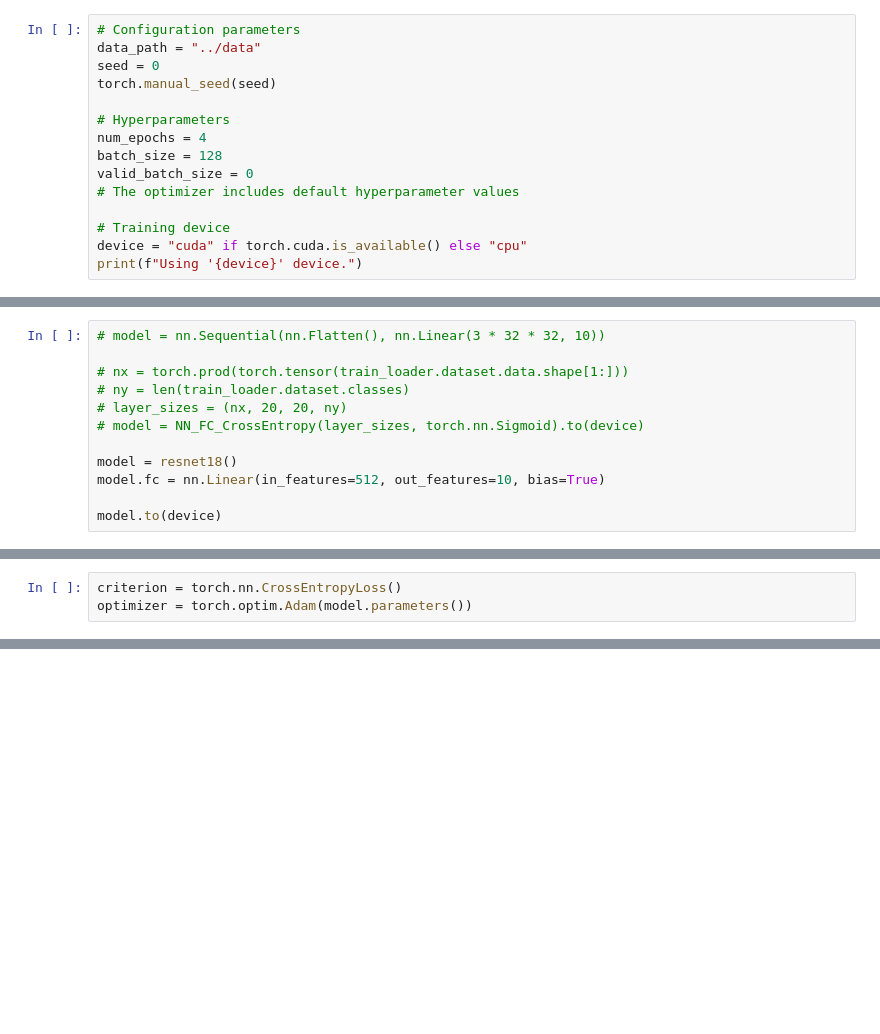
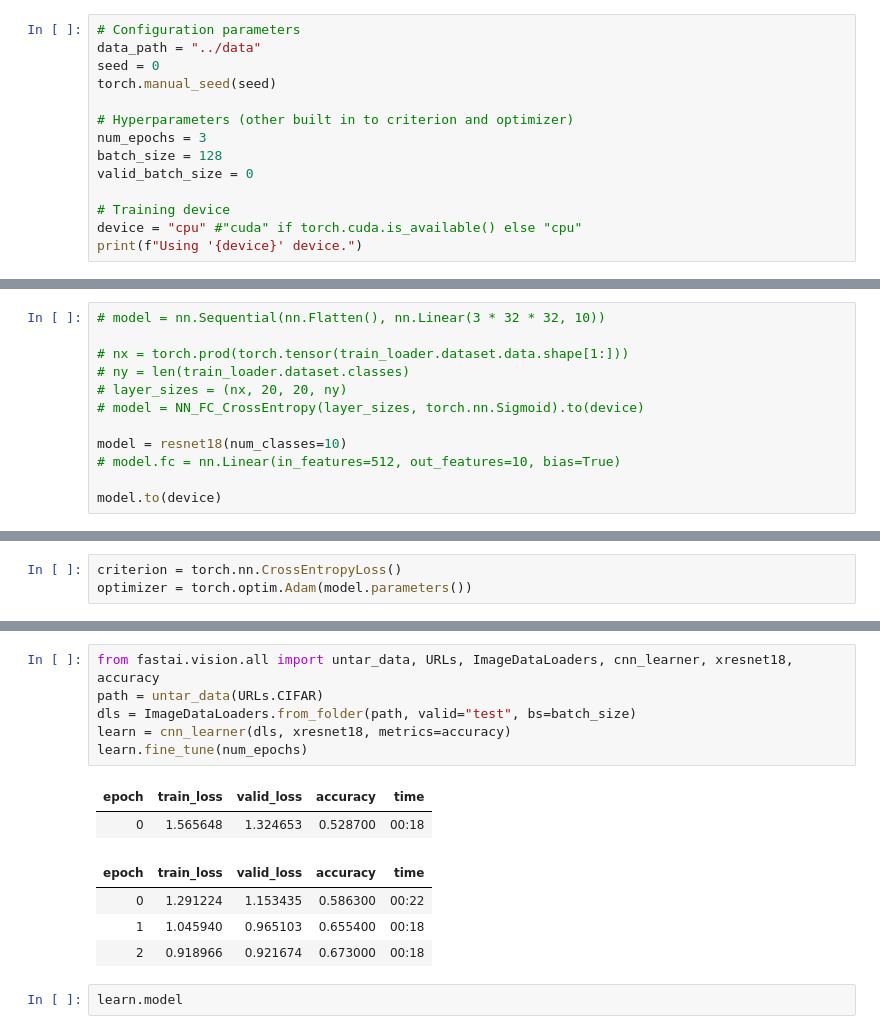
Before and after one commit to anthonyjclark/cs152fa21, a Jupyter notebook: lectures/l21-convolutional-neural-networks.ipynb, the cells around one changed output, grey strips where cells are left out. Saved outputs shown, nothing was run; the diff lists cells and outputs as text; blank space fills up the shorter version.

```diff
--- a/lectures/l21-convolutional-neural-networks.ipynb
+++ b/lectures/l21-convolutional-neural-networks.ipynb
@@ -23,13 +23,12 @@ data_path = "../data"
 seed = 0
 torch.manual_seed(seed)
 
-# Hyperparameters
-num_epochs = 4
+# Hyperparameters (other built in to criterion and optimizer)
+num_epochs = 3
 batch_size = 128
 valid_batch_size = 0
-# The optimizer includes default hyperparameter values
 
 # Training device
-device = "cuda" if torch.cuda.is_available() else "cpu"
+device = "cpu" #"cuda" if torch.cuda.is_available() else "cpu"
 print(f"Using '{device}' device.")
 # %% [output]
@@ -106,8 +102,8 @@ tensor(3072)
 # layer_sizes = (nx, 20, 20, ny)
 # model = NN_FC_CrossEntropy(layer_sizes, torch.nn.Sigmoid).to(device)
 
-model = resnet18()
-model.fc = nn.Linear(in_features=512, out_features=10, bias=True)
+model = resnet18(num_classes=10)
+# model.fc = nn.Linear(in_features=512, out_features=10, bias=True)
 
 model.to(device)
 # %% [output]
@@ -195,0 +189,15 @@ Accuracy on validation set: 6847/10000 = 68.47%
+# %%
+from fastai.vision.all import untar_data, URLs, ImageDataLoaders, cnn_learner, xresnet18, accuracy
+path = untar_data(URLs.CIFAR)
+dls = ImageDataLoaders.from_folder(path, valid="test", bs=batch_size)
+learn = cnn_learner(dls, xresnet18, metrics=accuracy)
+learn.fine_tune(num_epochs)
+# %% [output]
+| epoch | train_loss | valid_loss | accuracy | time |
+| 0 | 1.565648 | 1.324653 | 0.528700 | 00:18 |
+| epoch | train_loss | valid_loss | accuracy | time |
+| 0 | 1.291224 | 1.153435 | 0.586300 | 00:22 |
+| 1 | 1.045940 | 0.965103 | 0.655400 | 00:18 |
+| 2 | 0.918966 | 0.921674 | 0.673000 | 00:18 |
+# %%
+learn.model
```
Also changed, not shown: parts of 7 cells of this notebook, 4 other files.
